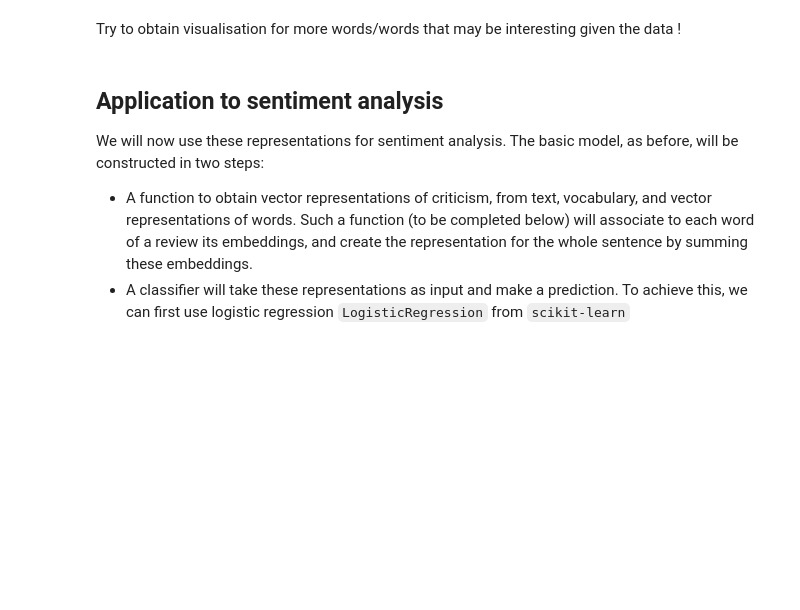
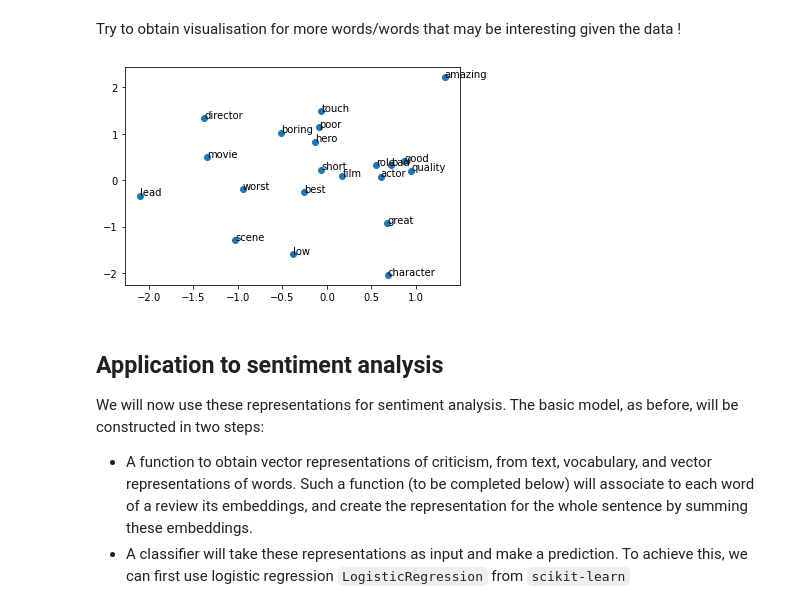
Before and after one commit to Bourhano/TelecomParis, a Jupyter notebook: NaturalLanguageProcessing/TP1/SentimentAnalysis.ipynb, the cells around one changed output. Cells and saved outputs as stored; diff of their text form; code cells hidden in the pictures; blank space fills up the shorter version.

```diff
--- a/NaturalLanguageProcessing/TP1/SentimentAnalysis.ipynb
+++ b/NaturalLanguageProcessing/TP1/SentimentAnalysis.ipynb
@@ -1316,4 +1396,4 @@ Result of the analysis: you should find that we can be satisfied with 10,000 or
 # %%
-vocab_5k, word_counts_5k = vocabulary(corpus, 0, 5000)
+vocab_5k, word_counts_5k = vocabulary(texts, 0, 5000, cleanse=True)
 # %%
 print(vocab_5k['cinema'])
@@ -1385,3 +1467,13 @@ model = Word2Vec(size=300,
 
 # Get the vocabulary from the counts we created earlier
 model.build_vocab_from_freq(word_counts_5k)
+
+"""
+# Gensim v4.0.1
+model = Word2Vec(vector_size=300,
+                 window=5,
+                 null_word=len(word_counts_5k)
+                 epochs=30)
+model.build_vocab_from_freq(word_counts_5k)
+"""
+_=0
@@ -1397,0 +1493,8 @@ RuntimeError: you must first build vocabulary before training the model
+# %%
+# vary nb of total examples, epochs, windows, iterations
+my_model = Word2Vec(size=300,
+                 window=5,
+                 iter=30)
+my_model.build_vocab_from_freq(word_counts_5k)
+my_model.train(preprocess_generator(corpus[:]), total_examples=5000, epochs=30, report_delay=1)
+MyW2VEmbeddings = my_model.wv.vectors
@@ -1543,5 +1720,24 @@ for i, w in enumerate(words):
 # %% [markdown]
 Try to obtain visualisation for more words/words that may be interesting given the data !
+# %%
+words = ['movie', 'scene', 'amazing', 'actor', 'hero',
+         'lead', 'character', 'director', 'film', 'short',
+         'touch', 'role', 'low', 'poor', 'quality', 'great',
+         'good', 'best', 'bad', 'worst', 'boring']
+
+Emb = pca.fit_transform(MyW2VEmbeddings)
+
+ind_words = [vocab_5k[w] for w in words]
+x_words = [Emb[ind,0] for ind in ind_words]
+y_words = [Emb[ind,1] for ind in ind_words]
+
+fig, ax = plt.subplots()
+ax.scatter(x_words, y_words)
+
+for i, w in enumerate(words):
+    ax.annotate(w, (x_words[i], y_words[i]), (x_words[i] + 0.001, y_words[i] + 0.001))
+# %% [output]
+[figure, added]
 # %% [markdown]
 ## Application to sentiment analysis
 
```
Also changed, not shown: parts of 77 cells of this notebook.
